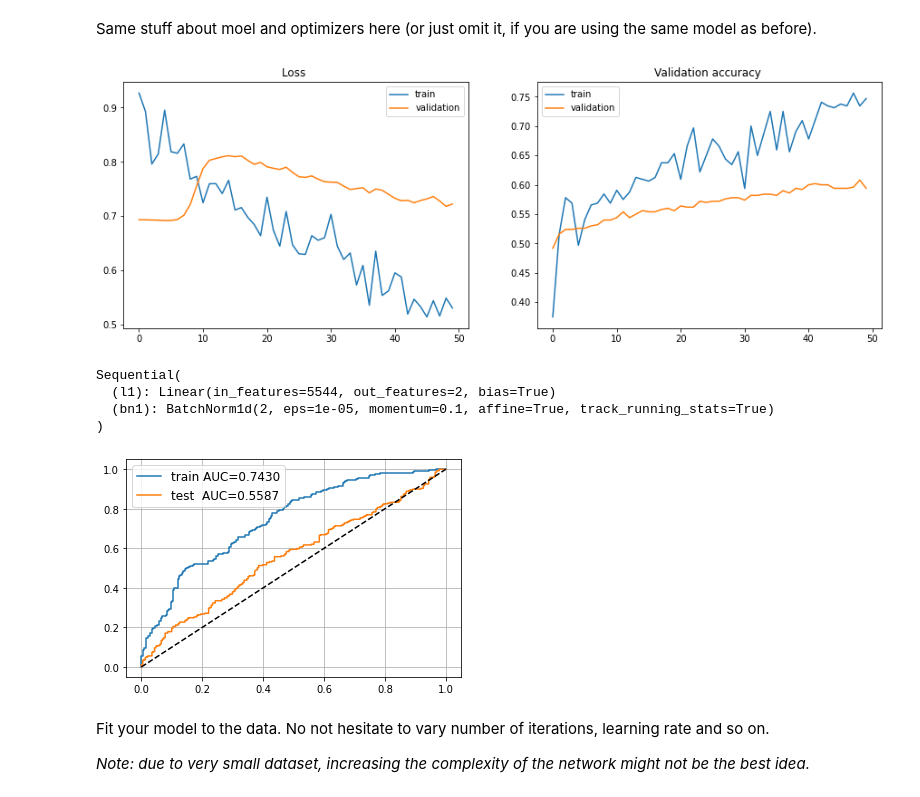
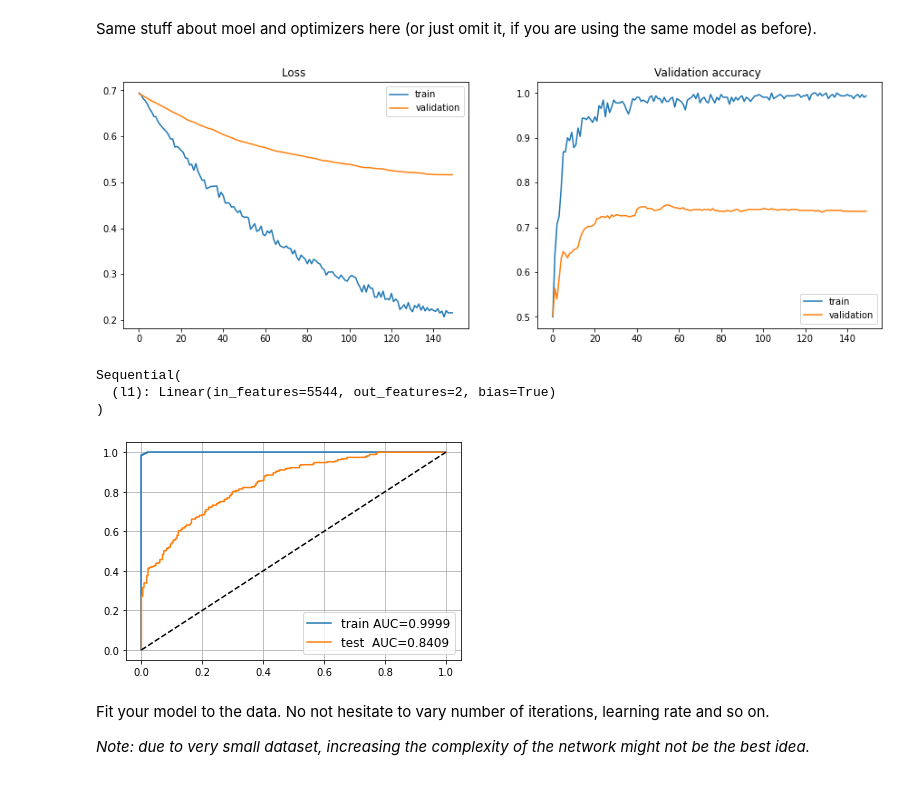
Before and after one commit to archie230/ml-mipt-solutions, a Jupyter notebook: homeworks_advanced/assignment1_01_Word_Vectors/assignment1_01_Word_Vectors.ipynb, the cells around one changed output. Drawn from its saved outputs; the diff is of its cells as text; code cells hidden in the pictures.

```diff
--- a/homeworks_advanced/assignment1_01_Word_Vectors/assignment1_01_Word_Vectors.ipynb
+++ b/homeworks_advanced/assignment1_01_Word_Vectors/assignment1_01_Word_Vectors.ipynb
@@ -167,7 +167,6 @@ X_train_bow.shape, y_train.shape
 model = nn.Sequential()
 
 model.add_module('l1', nn.Linear(in_features=X_train_bow.shape[1], out_features=2))
-model.add_module('bn1', nn.BatchNorm1d(num_features=2))
 ### YOUR CODE HERE
 ### YOUR CODE HERE
 # %% [markdown]
@@ -386,11 +383,10 @@ Same stuff about moel and optimizers here (or just omit it, if you are using the
 ### YOUR CODE HERE
 model = nn.Sequential()
 model.add_module('l1', nn.Linear(in_features=X_train_tfidf.shape[1], out_features=2))
-model.add_module('bn1', nn.BatchNorm1d(num_features=2))
 
 loss_function = nn.CrossEntropyLoss()
 
-opt = torch.optim.Adam(model.parameters(), lr=1e-5) ### YOUR CODE HERE
+opt = torch.optim.Adam(model.parameters(), lr=1e-3) ### YOUR CODE HERE
 
 lr_scheduler = ReduceLROnPlateau(opt)
 # %%
@@ -400,12 +396,11 @@ X_test_tfidf_torch = torch.tensor(X_test_tfidf, dtype=torch.float32) ### YOUR CO
 y_train_torch = torch.tensor(y_train, dtype=torch.long) ### YOUR CODE HERE
 y_test_torch = torch.tensor(y_test, dtype=torch.long) ### YOUR CODE HERE
 # %%
-train_model(model, opt, lr_scheduler, X_train_tfidf_torch, y_train_torch, X_test_tfidf_torch, y_test_torch, n_iterations=500)
+train_model(model, opt, lr_scheduler, X_train_tfidf_torch, y_train_torch, X_test_tfidf_torch, y_test_torch, n_iterations=1500)
 # %% [output]
-[figure, old version]
+[figure, new version]
 Sequential(
   (l1): Linear(in_features=5544, out_features=2, bias=True)
-  (bn1): BatchNorm1d(2, eps=1e-05, momentum=0.1, affine=True, track_running_stats=True)
 )
 # %%
 from sklearn.metrics import roc_auc_score, roc_curve
@@ -424,7 +419,7 @@ plt.plot([0, 1], [0, 1], '--', color='black',)
 plt.legend(fontsize='large')
 plt.grid()
 # %% [output]
-[figure, old version]
+[figure, new version]
 # %% [markdown]
 Fit your model to the data. No not hesitate to vary number of iterations, learning rate and so on.
 
```
Also changed, not shown: parts of 21 cells of this notebook.
